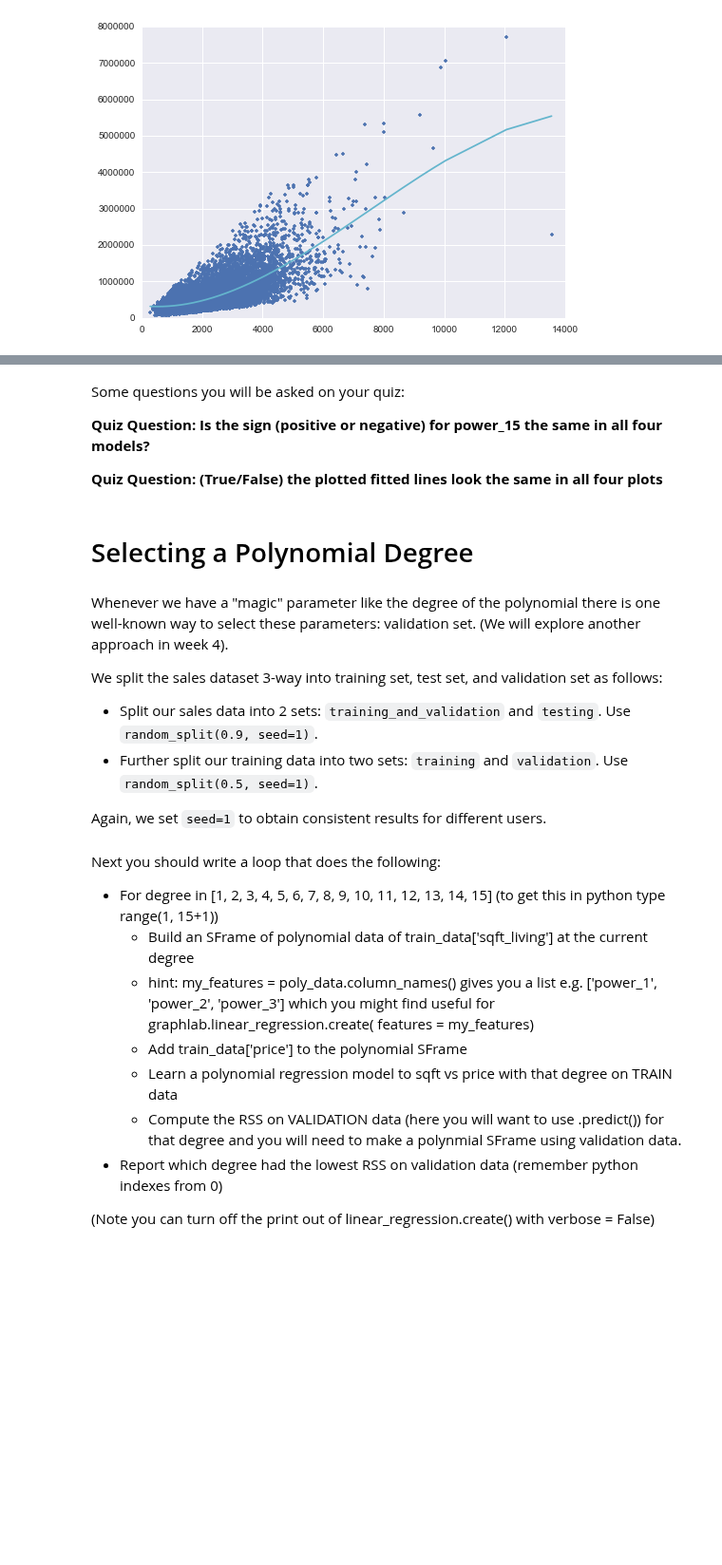
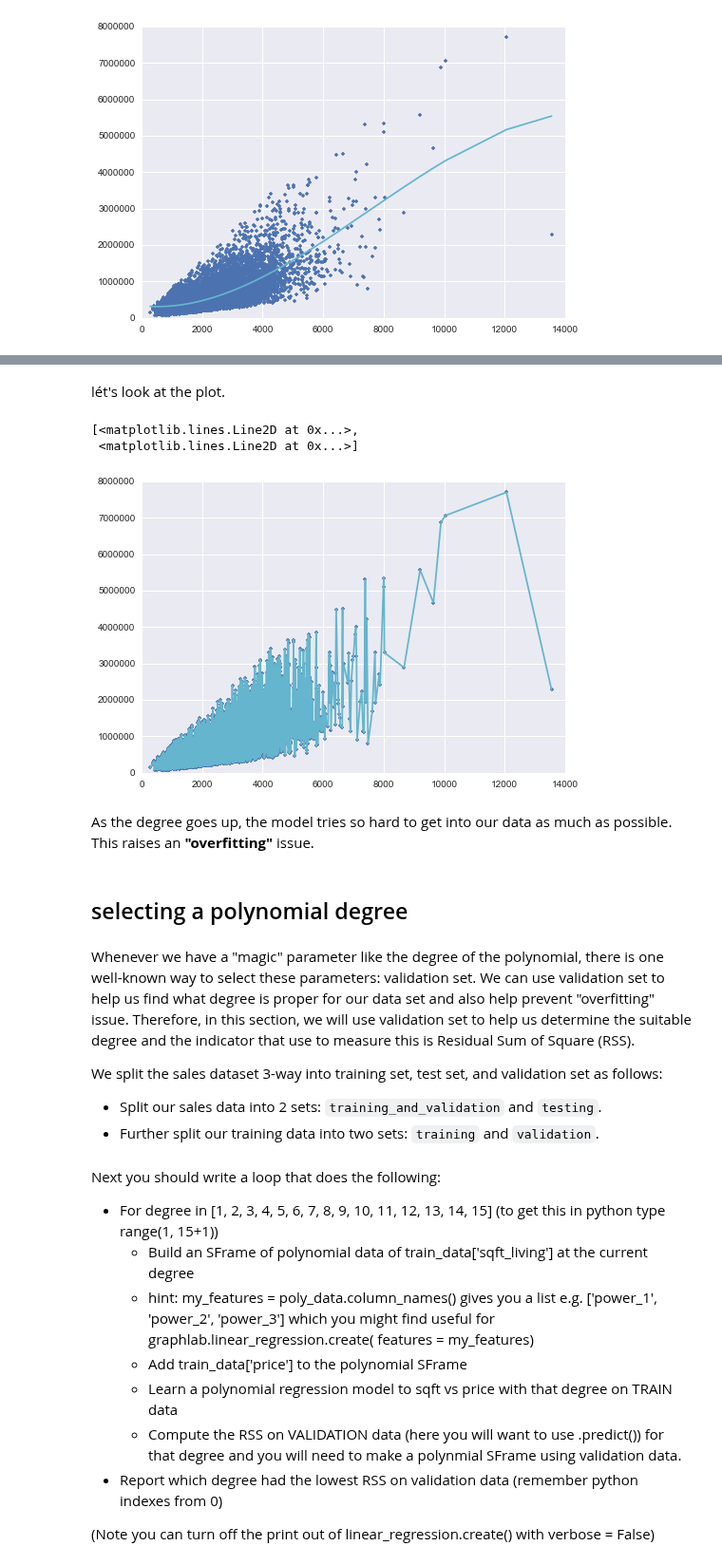
Before and after one commit to benjaminsw/regression, a Jupyter notebook: kc_house/Polynomial Regression.ipynb, the cells around one changed output, grey strips where cells are left out. Shown at 95% size. Saved outputs shown, nothing was run; the diff lists cells and outputs as text; code cells hidden in the pictures; blank space fills up the shorter version.

Commit message:
started selecting a polinomail degree

```diff
--- a/kc_house/Polynomial Regression.ipynb
+++ b/kc_house/Polynomial Regression.ipynb
@@ -257,0 +258,3 @@ poly15_data = polynomial_sframe(sales['sqft_living'], 15)
+# %%
+poly15_data = polynomial_dataframe(pd.DataFrame(data["sqft_living"]), 15)
+poly15_data.head()
@@ -258,5 +270,8 @@ poly15_data = polynomial_sframe(sales['sqft_living'], 15)
 # %%
-my_features15 = poly15_data.column_names() # get the name of the features
-print my_features15
-poly15_data['price'] = sales['price'] # add price to the data since it's the target
-model15 = graphlab.linear_regression.create(poly15_data, target = 'price', features = my_features15, validation_set = None)
+features15 = list(poly15_data.columns.values) # get the name of the features
+print features15
+poly15_data['price'] = data['price'] # add price to the data since it's the target
+# Create linear regression object
+regfit15 = linear_model.LinearRegression(fit_intercept=True)
+#train model
+regfit15.fit(poly15_data[features15], poly15_data.iloc[:,(len(poly15_data.columns)-1)].to_frame())
@@ -303,20 +281,25 @@ set_training_print_plot(set_4, 15, 4)
-# %% [markdown]
-Some questions you will be asked on your quiz:
-
-**Quiz Question: Is the sign (positive or negative) for power_15 the same in all four models?**
-
-**Quiz Question: (True/False) the plotted fitted lines look the same in all four plots**
-# %% [markdown]
-# Selecting a Polynomial Degree
+# %% [markdown]
+lét's look at the plot.
+# %%
+#let's make the prediction first
+poly15_data["predicted"] = regfit15.predict(poly15_data[features15])
+plt.plot(poly15_data['power_1'],poly15_data['price'],'b.',
+        poly15_data['power_1'], poly15_data["predicted"],'c-')
+# %% [output]
+[<matplotlib.lines.Line2D at 0x...>,
+ <matplotlib.lines.Line2D at 0x...>]
+[figure, added]
+# %% [markdown]
+As the degree goes up, the model tries so hard to get into our data as much as possible. This raises an **"overfitting"** issue.
+# %% [markdown]
+## selecting a polynomial degree
 # %% [markdown]
-Whenever we have a "magic" parameter like the degree of the polynomial there is one well-known way to select these parameters: validation set. (We will explore another approach in week 4).
+Whenever we have a "magic" parameter like the degree of the polynomial, there is one well-known way to select these parameters: validation set. We can use validation set to help us find what degree is proper for our data set and also help prevent "overfitting" issue. Therefore, in this section, we will use validation set to help us determine the suitable degree and the indicator that use to measure this is Residual Sum of Square (RSS).
 
 We split the sales dataset 3-way into training set, test set, and validation set as follows:
 
-* Split our sales data into 2 sets: `training_and_validation` and `testing`. Use `random_split(0.9, seed=1)`.
-* Further split our training data into two sets: `training` and `validation`. Use `random_split(0.5, seed=1)`.
-
-Again, we set `seed=1` to obtain consistent results for different users.
+* Split our sales data into 2 sets: `training_and_validation` and `testing`.
+* Further split our training data into two sets: `training` and `validation`.
 # %%
 train_validation_data, test_data =sales.random_split(0.9, seed=1)
 train_data, validation_data = train_validation_data.random_split(0.5, seed=1)
```
Also changed, not shown: parts of 20 cells of this notebook.
